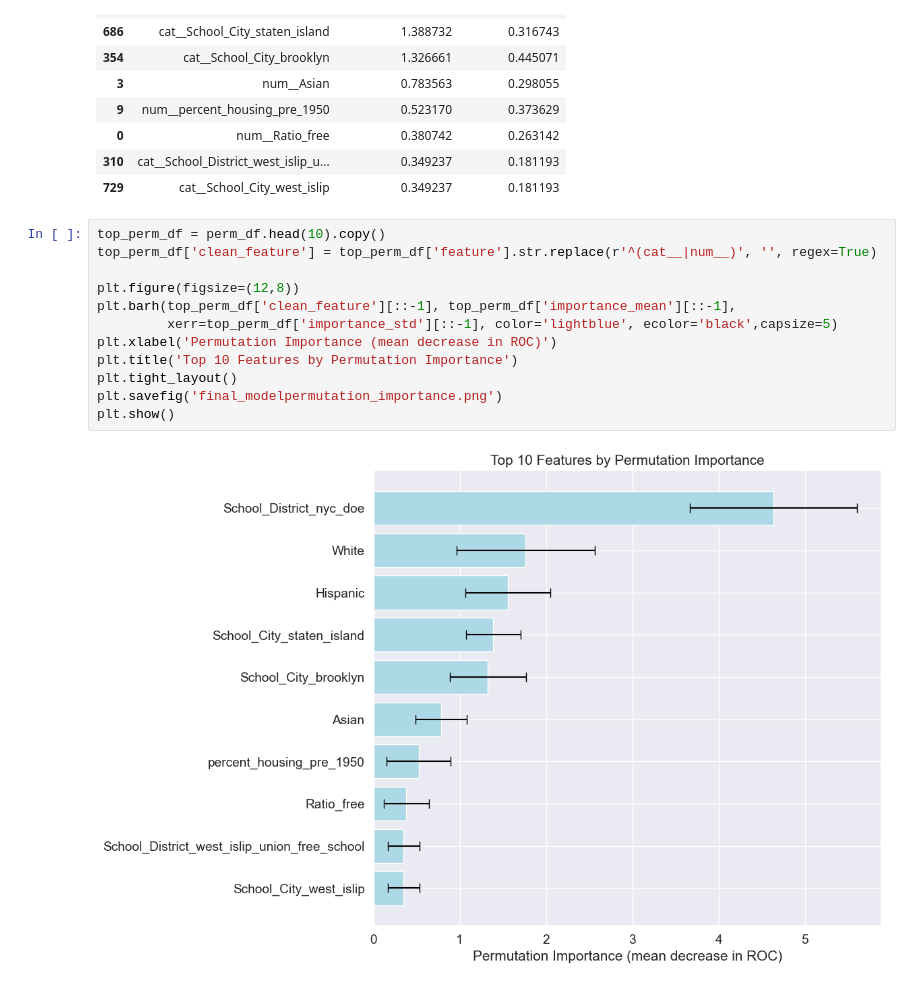
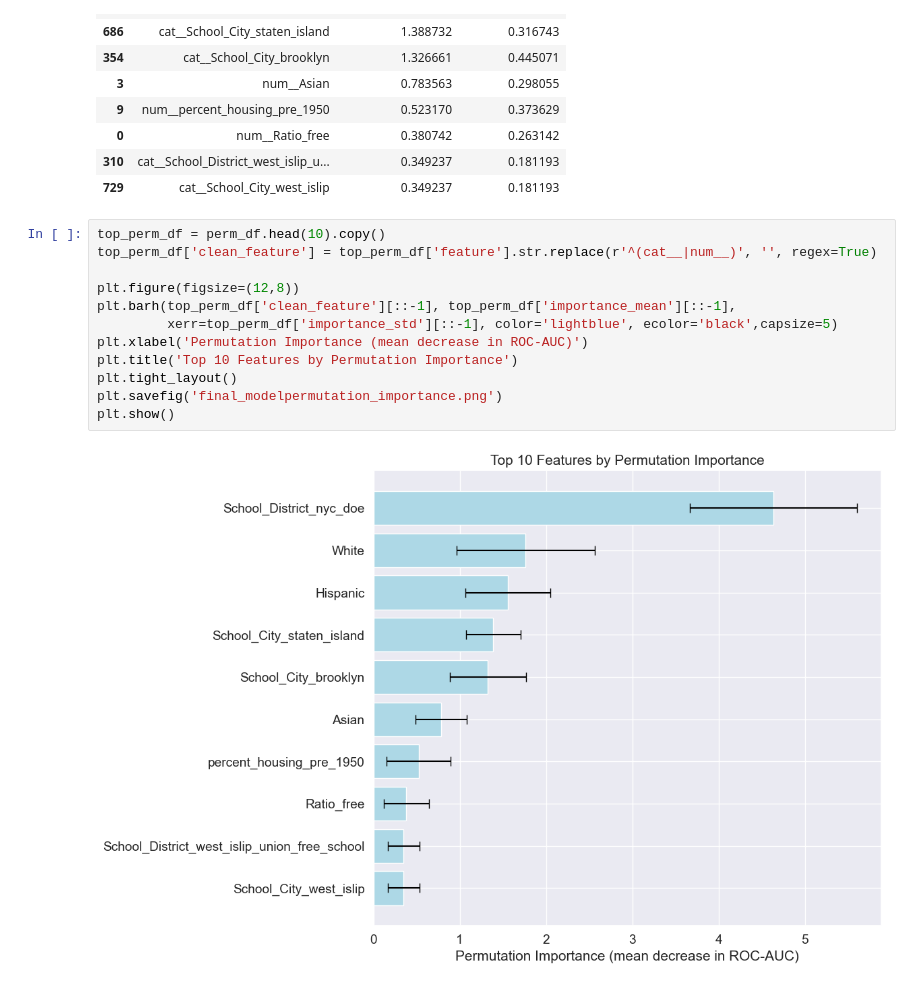
Before and after one commit to Erdos-Projects/fall-2025-Lead-Testing-in-Schools, a Jupyter notebook: model_comparison/final_model.ipynb, the cells around one changed output. Drawn from its saved outputs; the diff is of its cells as text.

```diff
--- a/model_comparison/final_model.ipynb
+++ b/model_comparison/final_model.ipynb
@@ -133,14 +133,14 @@ perm_df.head(10)
 # %%
 top_perm_df = perm_df.head(10).copy()
 top_perm_df['clean_feature'] = top_perm_df['feature'].str.replace(r'^(cat__|num__)', '', regex=True)
 
 plt.figure(figsize=(12,8))
 plt.barh(top_perm_df['clean_feature'][::-1], top_perm_df['importance_mean'][::-1],
          xerr=top_perm_df['importance_std'][::-1], color='lightblue', ecolor='black',capsize=5)
-plt.xlabel('Permutation Importance (mean decrease in ROC)')
+plt.xlabel('Permutation Importance (mean decrease in ROC-AUC)')
 plt.title('Top 10 Features by Permutation Importance')
 plt.tight_layout()
 plt.savefig('final_modelpermutation_importance.png')
 plt.show()
 # %% [output]
-[figure, old version]
+[figure, new version]
```
Also changed, not shown: 3 other files.
